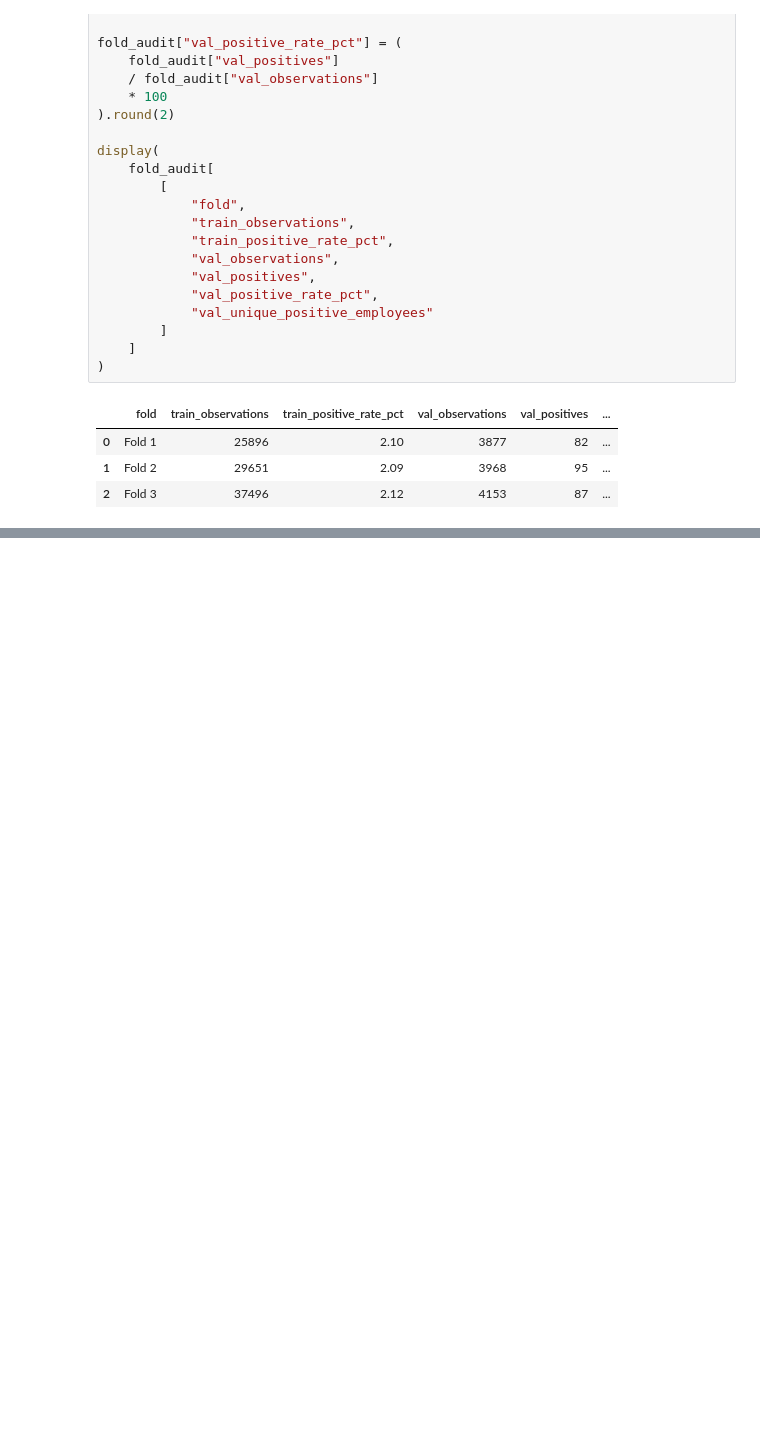
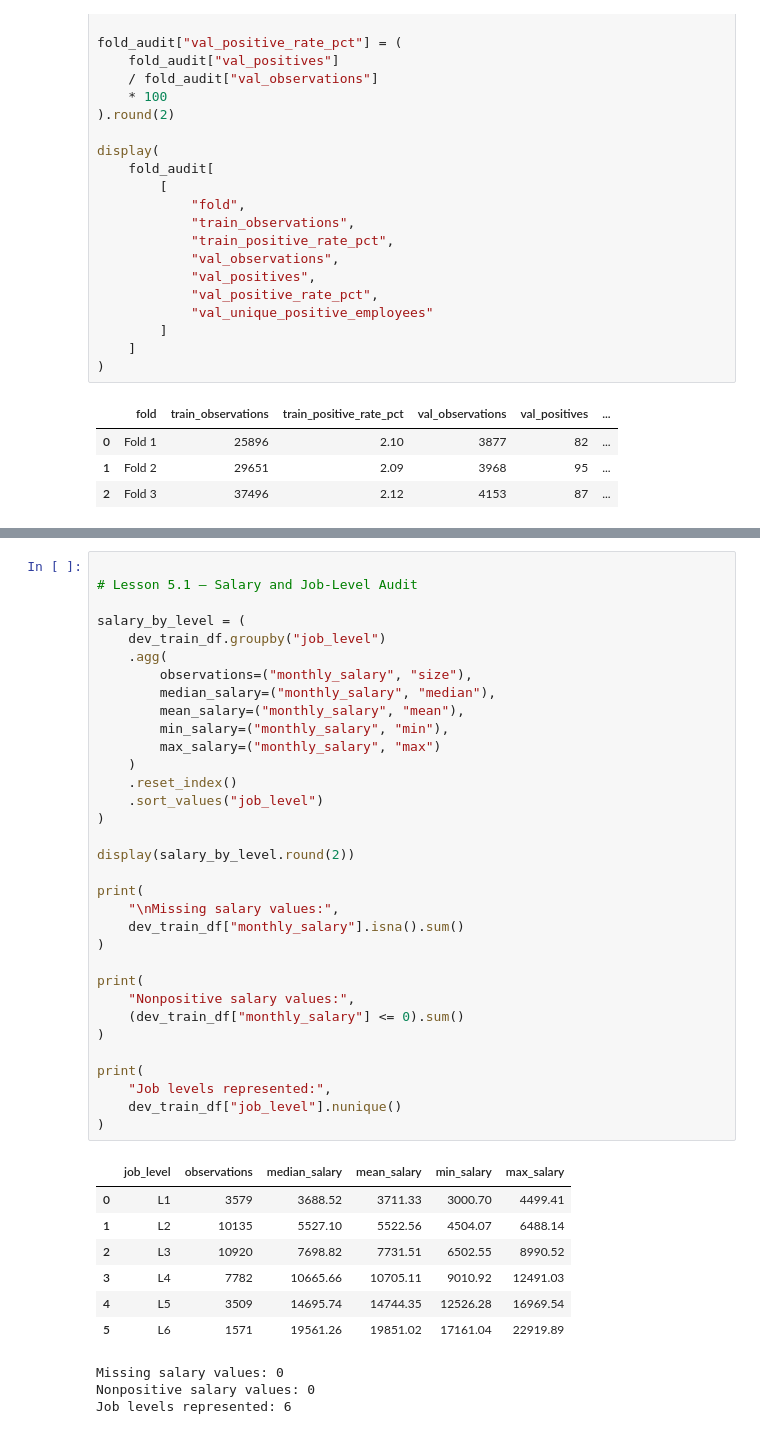
Before and after one commit to adinuansah/people-attrition-prediction, a Jupyter notebook: notebooks/01_build_attrition_labels.ipynb, the cells around one changed output, grey strips where cells are left out. Saved outputs shown, nothing was run; the diff lists cells and outputs as text; blank space fills up the shorter version.

```diff
--- a/notebooks/01_build_attrition_labels.ipynb
+++ b/notebooks/01_build_attrition_labels.ipynb
@@ -1499,0 +1740,44 @@ display(
+# %%
+
+# Lesson 5.1 — Salary and Job-Level Audit
+
+salary_by_level = (
+    dev_train_df.groupby("job_level")
+    .agg(
+        observations=("monthly_salary", "size"),
+        median_salary=("monthly_salary", "median"),
+        mean_salary=("monthly_salary", "mean"),
+        min_salary=("monthly_salary", "min"),
+        max_salary=("monthly_salary", "max")
+    )
+    .reset_index()
+    .sort_values("job_level")
+)
+
+display(salary_by_level.round(2))
+
+print(
+    "\nMissing salary values:",
+    dev_train_df["monthly_salary"].isna().sum()
+)
+
+print(
+    "Nonpositive salary values:",
+    (dev_train_df["monthly_salary"] <= 0).sum()
+)
+
+print(
+    "Job levels represented:",
+    dev_train_df["job_level"].nunique()
+)
+# %% [output]
+|  | job_level | observations | median_salary | mean_salary | min_salary | max_salary |
+| 0 | L1 | 3579 | 3688.52 | 3711.33 | 3000.70 | 4499.41 |
+| 1 | L2 | 10135 | 5527.10 | 5522.56 | 4504.07 | 6488.14 |
+| 2 | L3 | 10920 | 7698.82 | 7731.51 | 6502.55 | 8990.52 |
+| 3 | L4 | 7782 | 10665.66 | 10705.11 | 9010.92 | 12491.03 |
+| 4 | L5 | 3509 | 14695.74 | 14744.35 | 12526.28 | 16969.54 |
+| 5 | L6 | 1571 | 19561.26 | 19851.02 | 17161.04 | 22919.89 |
+Missing salary values: 0
+Nonpositive salary values: 0
+Job levels represented: 6
```
Also changed, not shown: parts of 31 cells of this notebook.
